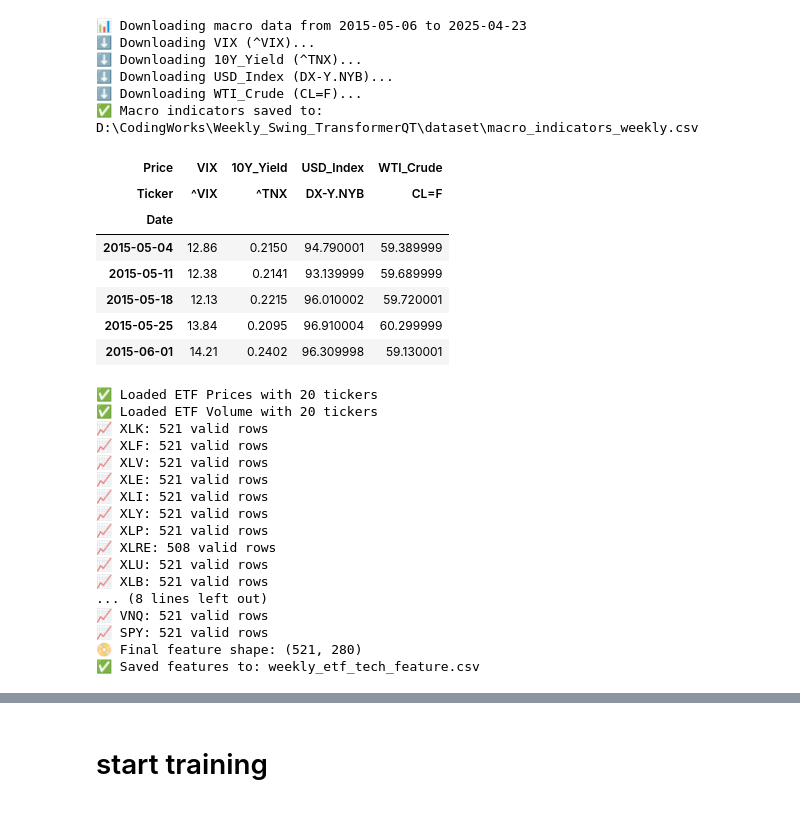
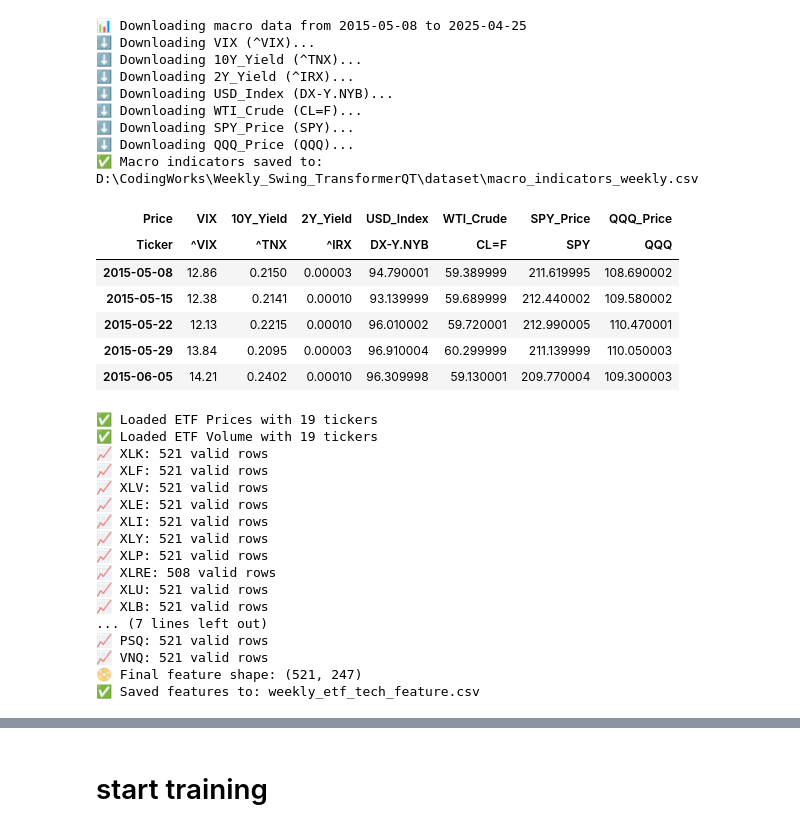
Before and after one commit to pillowlow/QT_Playground, a Jupyter notebook: agent/etf_weekly_swing.ipynb, the cells around one changed output, grey strips where cells are left out. Saved outputs shown, nothing was run; the diff lists cells and outputs as text; code cells hidden in the pictures.

Commit message:
start cahnge the whole tading setting fior using raw data

```diff
--- a/agent/etf_weekly_swing.ipynb
+++ b/agent/etf_weekly_swing.ipynb
@@ -92,22 +105,29 @@ price_df.head()
 # %%
+#save all the micro indicators
+
 import os
 import yfinance as yf
 import pandas as pd
-from datetime import datetime
+from datetime import datetime, timedelta
 
 # Macro indicator tickers on Yahoo Finance
 macro_tickers = {
     'VIX': '^VIX',               # Volatility Index
     '10Y_Yield': '^TNX',         # 10-Year Treasury Yield (multiply by 0.1)
+    '2Y_Yield': '^IRX',          # 2-Year Treasury Yield (multiply by 0.01)
     'USD_Index': 'DX-Y.NYB',     # U.S. Dollar Index (ICE Dollar Index)
-    'WTI_Crude': 'CL=F'          # Crude Oil (WTI Futures)
+    'WTI_Crude': 'CL=F',         # Crude Oil (WTI Futures)
+    'SPY_Price': 'SPY',          # S&P 500 ETF price
+    'QQQ_Price': 'QQQ'           # NASDAQ 100 ETF price
 }
 
 # Align with ETF backtest window using back_time
+today = datetime.today()
+back_time = today - timedelta(weeks=52 * 10)
 start_date = back_time.strftime('%Y-%m-%d')
-end_date = datetime.today().strftime('%Y-%m-%d')
+end_date = today.strftime('%Y-%m-%d')
 
-print(f"📊 Downloading macro data from {start_date} to {end_date}")
+print(f"\U0001F4CA Downloading macro data from {start_date} to {end_date}")
 
 # Download weekly data
 macro_data = {}
@@ -115,47 +135,66 @@ for name, ticker in macro_tickers.items():
     print(f"⬇️ Downloading {name} ({ticker})...")
     data = yf.download(ticker, start=start_date, end=end_date, interval='1wk', auto_adjust=False, progress=False)
     if not data.empty:
+        data = data[~data.index.duplicated(keep='first')].sort_index()
+
+        # Shift index to the next Friday
+        def shift_to_next_friday(date):
+            days_ahead = (4 - date.weekday() + 7) % 7
+            return date + timedelta(days=days_ahead)
+
+        data.index = pd.to_datetime([shift_to_next_friday(d) for d in data.index])
+
+        # Filter out dates beyond today
+        data = data[data.index <= pd.Timestamp(today.date())]
+
         macro_data[name] = data[['Close']].rename(columns={'Close': name})
 
 # Combine all macro indicators into one DataFrame
 macro_df = pd.concat(macro_data.values(), axis=1)
 
-# Fix 10Y yield scale
+# Fix yield scale
 if '10Y_Yield' in macro_df.columns:
-    macro_df['10Y_Yield'] = macro_df['10Y_Yield'] * 0.1
+    macro_df['10Y_Yield'] *= 0.1
+if '2Y_Yield' in macro_df.columns:
+    macro_df['2Y_Yield'] *= 0.01
 
 # Clean and format
 macro_df = macro_df.apply(pd.to_numeric, errors='coerce')
 macro_df.index = pd.to_datetime(macro_df.index)
 macro_df = macro_df[~macro_df.index.duplicated(keep='first')]
 macro_df.sort_index(inplace=True)
 macro_df.dropna(inplace=True)
 
 # Save to CSV
 macro_save_path = os.path.abspath(os.path.join(os.getcwd(), '..', 'dataset', 'macro_indicators_weekly.csv'))
 macro_df.to_csv(macro_save_path)
 print(f"✅ Macro indicators saved to: {macro_save_path}")
 
 # Preview
 macro_df.head()
 # %% [output]
-📊 Downloading macro data from 2015-05-06 to 2025-04-23
+📊 Downloading macro data from 2015-05-08 to 2025-04-25
 ⬇️ Downloading VIX (^VIX)...
 ⬇️ Downloading 10Y_Yield (^TNX)...
+⬇️ Downloading 2Y_Yield (^IRX)...
 ⬇️ Downloading USD_Index (DX-Y.NYB)...
 ⬇️ Downloading WTI_Crude (CL=F)...
+⬇️ Downloading SPY_Price (SPY)...
+⬇️ Downloading QQQ_Price (QQQ)...
 ✅ Macro indicators saved to: D:\CodingWorks\Weekly_Swing_TransformerQT\dataset\macro_indicators_weekly.csv
-| Price | VIX | 10Y_Yield | USD_Index | WTI_Crude |
-| Ticker | ^VIX | ^TNX | DX-Y.NYB | CL=F |
-| Date |  |  |  |  |
-| 2015-05-04 | 12.86 | 0.2150 | 94.790001 | 59.389999 |
-| 2015-05-11 | 12.38 | 0.2141 | 93.139999 | 59.689999 |
-| 2015-05-18 | 12.13 | 0.2215 | 96.010002 | 59.720001 |
-| 2015-05-25 | 13.84 | 0.2095 | 96.910004 | 60.299999 |
-| 2015-06-01 | 14.21 | 0.2402 | 96.309998 | 59.130001 |
+| Price | VIX | 10Y_Yield | 2Y_Yield | USD_Index | WTI_Crude | SPY_Price | QQQ_Price |
+| Ticker | ^VIX | ^TNX | ^IRX | DX-Y.NYB | CL=F | SPY | QQQ |
+| 2015-05-08 | 12.86 | 0.2150 | 0.00003 | 94.790001 | 59.389999 | 211.619995 | 108.690002 |
+| 2015-05-15 | 12.38 | 0.2141 | 0.00010 | 93.139999 | 59.689999 | 212.440002 | 109.580002 |
+| 2015-05-22 | 12.13 | 0.2215 | 0.00010 | 96.010002 | 59.720001 | 212.990005 | 110.470001 |
+| 2015-05-29 | 13.84 | 0.2095 | 0.00003 | 96.910004 | 60.299999 | 211.139999 | 110.050003 |
+| 2015-06-05 | 14.21 | 0.2402 | 0.00010 | 96.309998 | 59.130001 | 209.770004 | 109.300003 |
 # %%
+# calculate TA signals
+
+
+import os
 import pandas as pd
-import os
 from ta import momentum, trend, volume
 
 # === Paths ===
@@ -200,7 +239,7 @@ for symbol in price_df.columns:
 
     try:
         # === Return-based technical indicators ===
-        # df[f'{symbol}_ret_1w'] = df['close'].pct_change(1)
+        df[f'{symbol}_ret_1w'] = df['close'].pct_change(1)
         df[f'{symbol}_ret_3w'] = df['close'].pct_change(3)
         df[f'{symbol}_ret_6w'] = df['close'].pct_change(6)
 
@@ -217,10 +256,6 @@ for symbol in price_df.columns:
         df[f'{symbol}_macd'] = trend.macd(df['close'])
         df[f'{symbol}_macd_signal'] = trend.macd_signal(df['close'])
         df[f'{symbol}_macd_diff'] = trend.macd_diff(df['close'])
-
-        # === Price/volume variation ===
-        df[f'{symbol}_price_change'] = df['close'].pct_change(1)
-        df[f'{symbol}_volume_change'] = df['volume'].pct_change(1)
 
         # === Short-term KST (custom) ===
         roc1 = df['close'].pct_change(10)
@@ -258,8 +293,8 @@ base_dir = os.path.abspath(os.path.join(os.getcwd(), '..', 'dataset'))
 features_df.to_csv(os.path.join(base_dir, 'weekly_etf_tech_feature.csv'))
 print(f"✅ Saved features to: weekly_etf_tech_feature.csv")
 # %% [output]
-✅ Loaded ETF Prices with 20 tickers
-✅ Loaded ETF Volume with 20 tickers
+✅ Loaded ETF Prices with 19 tickers
+✅ Loaded ETF Volume with 19 tickers
 📈 XLK: 521 valid rows
 📈 XLF: 521 valid rows
 📈 XLV: 521 valid rows
@@ -270,9 +305,9 @@ print(f"✅ Saved features to: weekly_etf_tech_feature.csv")
 📈 XLRE: 508 valid rows
 📈 XLU: 521 valid rows
 📈 XLB: 521 valid rows
-... (8 lines left out)
+... (7 lines left out)
+📈 PSQ: 521 valid rows
 📈 VNQ: 521 valid rows
-📈 SPY: 521 valid rows
-📀 Final feature shape: (521, 280)
+📀 Final feature shape: (521, 247)
 ✅ Saved features to: weekly_etf_tech_feature.csv
 # %%
```
Also changed, not shown: parts of 7 cells of this notebook.
